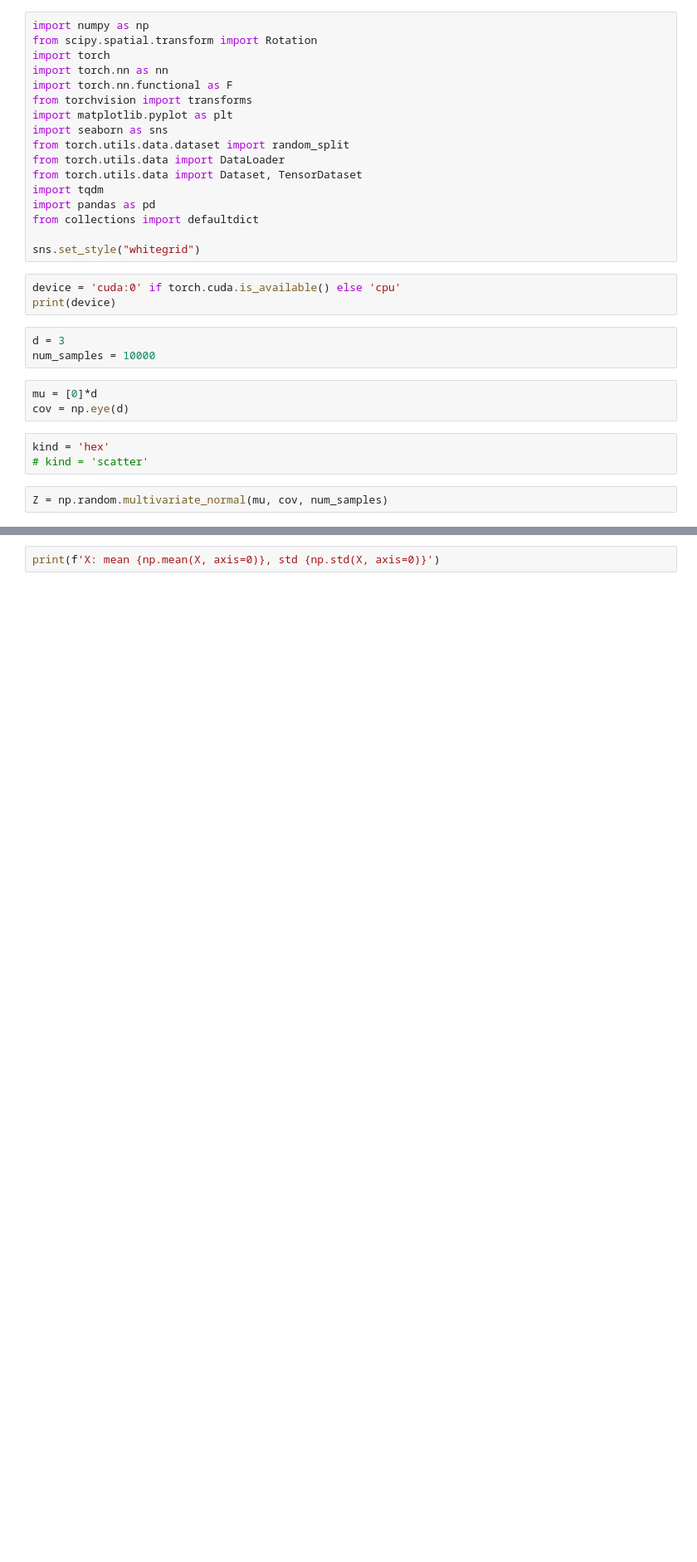
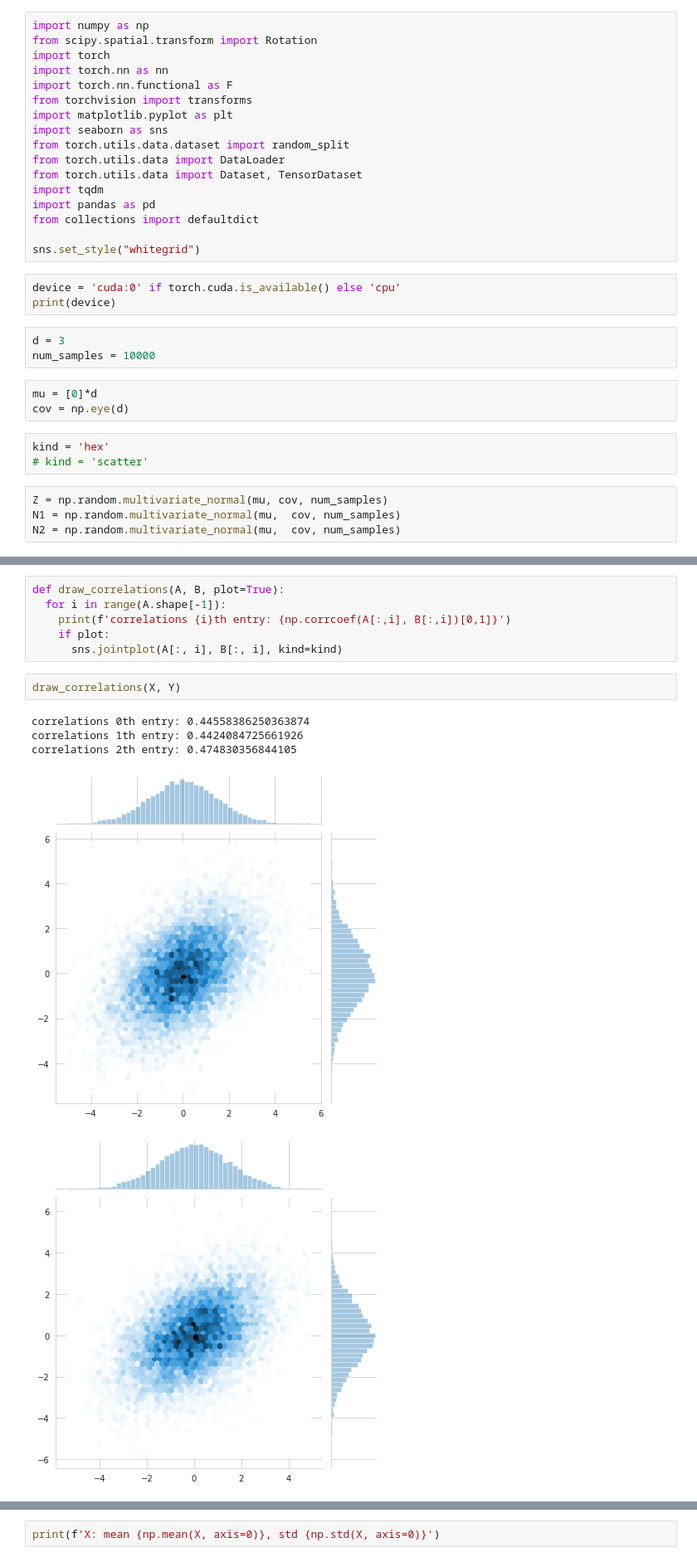
Before and after one commit to jonatanbarkan/ACEDeep, a Jupyter notebook: ADCEs.ipynb, the cells around one changed output, grey strips where cells are left out. Shown at 83% size. Saved outputs shown, nothing was run; the diff lists cells and outputs as text; blank space fills up the shorter version.

```diff
--- a/ADCEs.ipynb
+++ b/ADCEs.ipynb
@@ -31,3 +31,5 @@ kind = 'hex'
 # kind = 'scatter'
 # %%
 Z = np.random.multivariate_normal(mu, cov, num_samples)
+N1 = np.random.multivariate_normal(mu,  cov, num_samples)
+N2 = np.random.multivariate_normal(mu,  cov, num_samples)
@@ -33,0 +39,14 @@ Z = np.random.multivariate_normal(mu, cov, num_samples)
+# %%
+def draw_correlations(A, B, plot=True):
+  for i in range(A.shape[-1]):
+    print(f'correlations {i}th entry: {np.corrcoef(A[:,i], B[:,i])[0,1]}')
+    if plot:
+      sns.jointplot(A[:, i], B[:, i], kind=kind)
+# %%
+draw_correlations(X, Y)
+# %% [output]
+correlations 0th entry: 0.44558386250363874
+correlations 1th entry: 0.4424084725661926
+correlations 2th entry: 0.474830356844105
+[figure, added]
+[figure, added]
```
Also changed, not shown: parts of 27 cells of this notebook.
